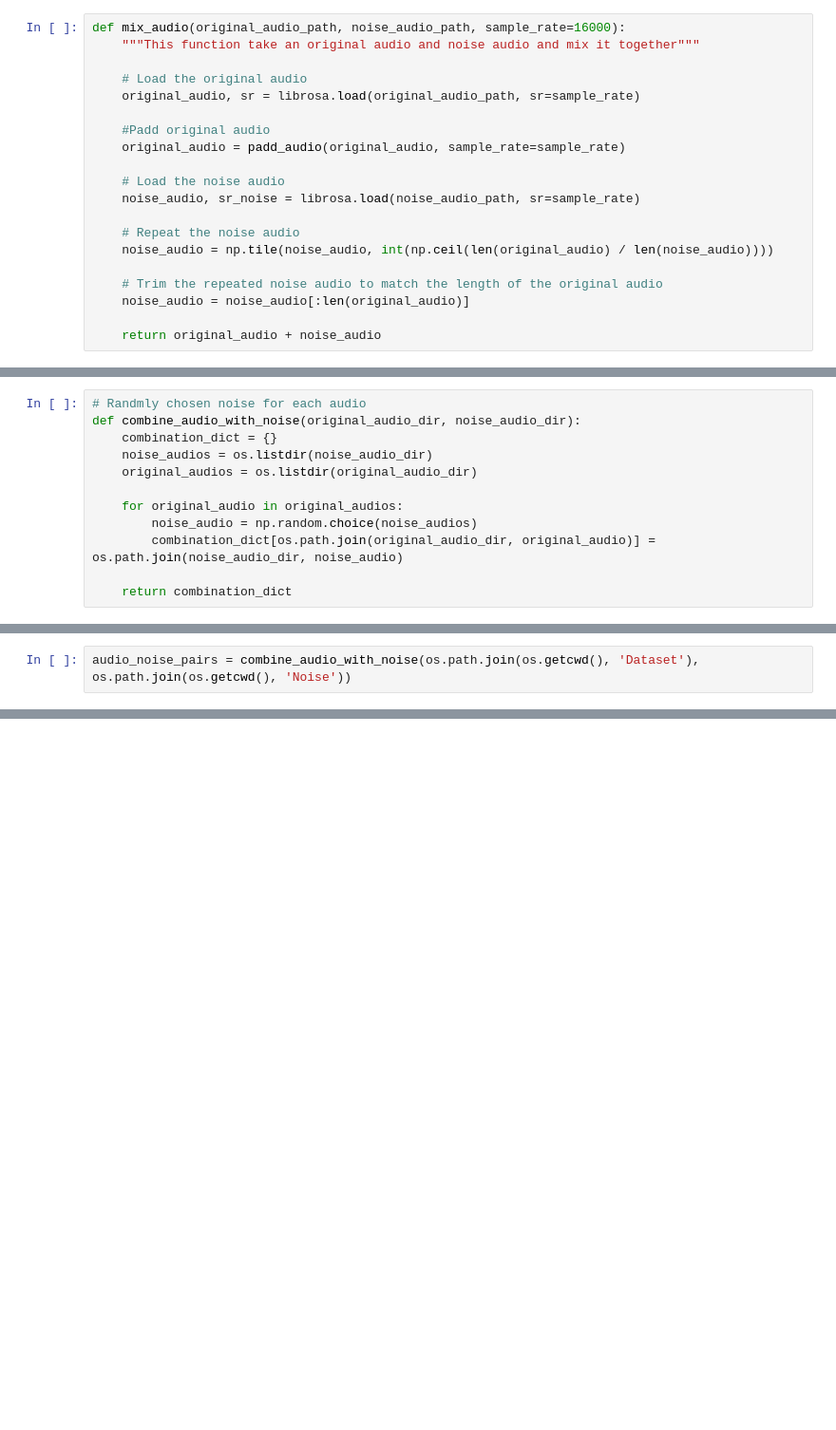
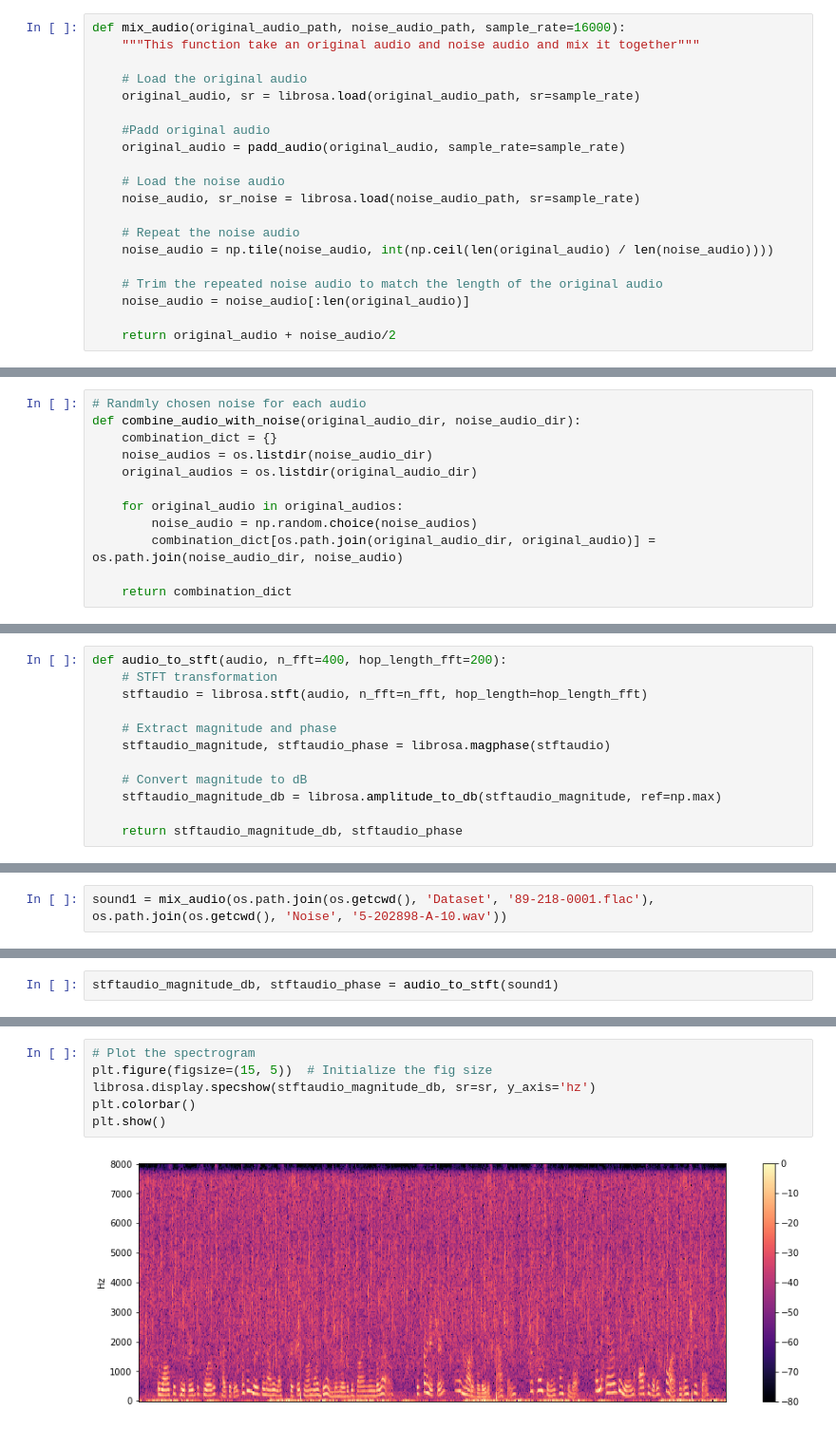
Before and after one commit to DominikKlisiewicz/deep_learning_project, a Jupyter notebook: Denoising model.ipynb, the cells around one changed output, grey strips where cells are left out. Shown at 95% size. Cells and saved outputs as stored; diff of their text form; blank space fills up the shorter version.

Commit message:
STFT

```diff
--- a/Denoising model.ipynb
+++ b/Denoising model.ipynb
@@ -32,4 +34,4 @@ def mix_audio(original_audio_path, noise_audio_path, sample_rate=16000):
     # Trim the repeated noise audio to match the length of the original audio
     noise_audio = noise_audio[:len(original_audio)]
 
-    return original_audio + noise_audio
+    return original_audio + noise_audio/2
@@ -79,0 +74,12 @@ def combine_audio_with_noise(original_audio_dir, noise_audio_dir):
+# %%
+def audio_to_stft(audio, n_fft=400, hop_length_fft=200):
+    # STFT transformation
+    stftaudio = librosa.stft(audio, n_fft=n_fft, hop_length=hop_length_fft)
+
+    # Extract magnitude and phase
+    stftaudio_magnitude, stftaudio_phase = librosa.magphase(stftaudio)
+
+    # Convert magnitude to dB
+    stftaudio_magnitude_db = librosa.amplitude_to_db(stftaudio_magnitude, ref=np.max)
+
+    return stftaudio_magnitude_db, stftaudio_phase
@@ -80,2 +98,2 @@ def combine_audio_with_noise(original_audio_dir, noise_audio_dir):
 # %%
-audio_noise_pairs = combine_audio_with_noise(os.path.join(os.getcwd(), 'Dataset'), os.path.join(os.getcwd(), 'Noise'))
+sound1 = mix_audio(os.path.join(os.getcwd(), 'Dataset', '89-218-0001.flac'), os.path.join(os.getcwd(), 'Noise', '5-202898-A-10.wav'))
@@ -96,0 +100,2 @@ len(mixed_audios)
+# %%
+stftaudio_magnitude_db, stftaudio_phase = audio_to_stft(sound1)
@@ -96,0 +104,8 @@ len(mixed_audios)
+# %%
+# Plot the spectrogram
+plt.figure(figsize=(15, 5))  # Initialize the fig size
+librosa.display.specshow(stftaudio_magnitude_db, sr=sr, y_axis='hz')
+plt.colorbar()
+plt.show()
+# %% [output]
+[figure, added]
```
Also changed, not shown: parts of 10 cells of this notebook.
